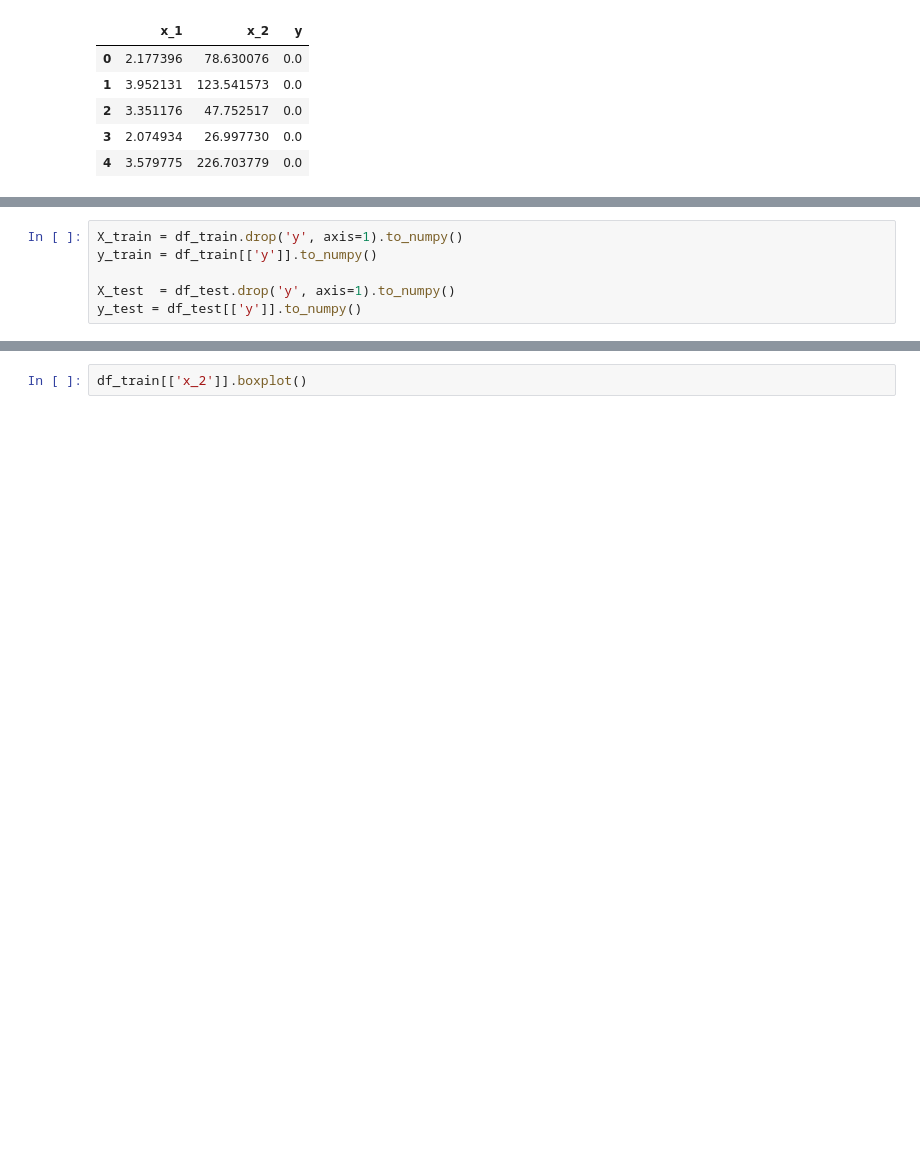
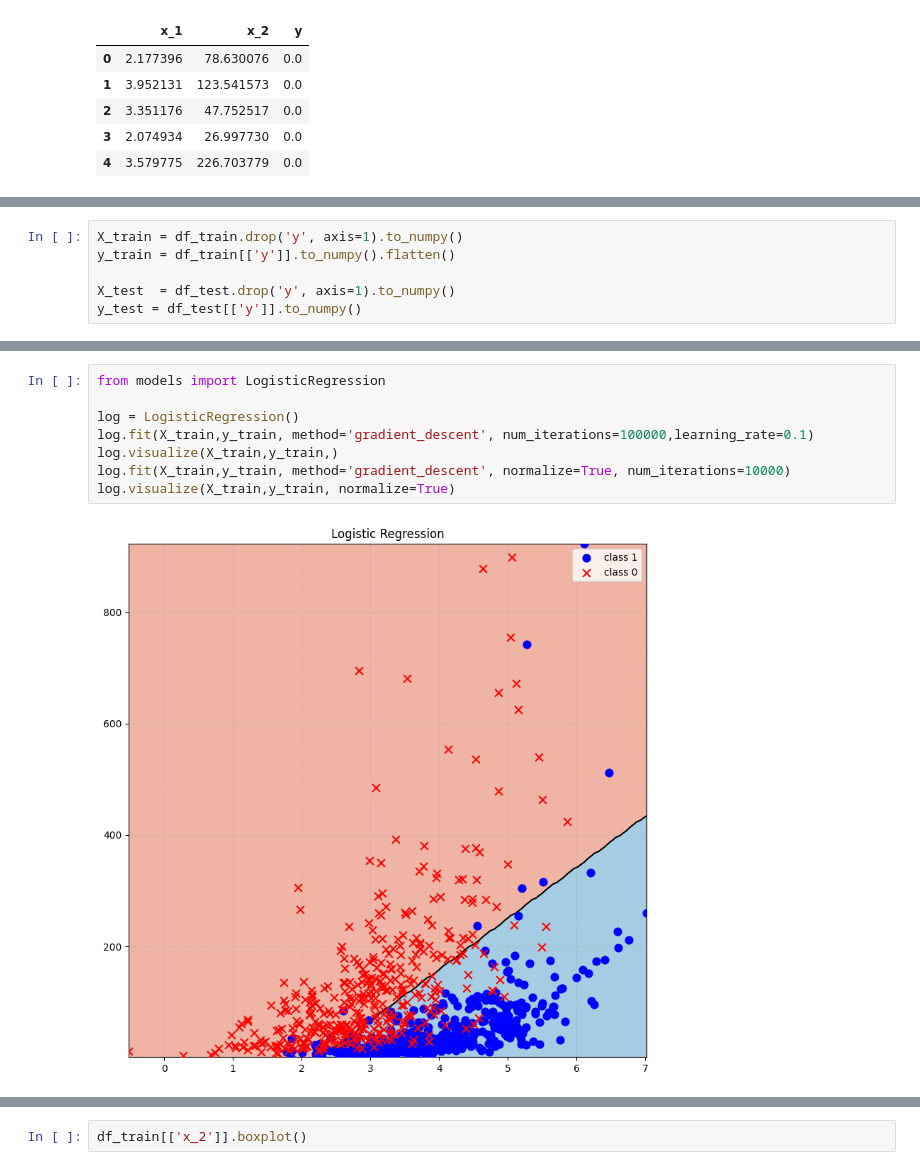
Before and after one commit to mhmd423/ml, a Jupyter notebook: ps1.ipynb, the cells around one changed output, grey strips where cells are left out. Cells and saved outputs as stored; diff of their text form; blank space fills up the shorter version.

Commit message:
expermenting models with the ps1 file

```diff
--- a/ps1.ipynb
+++ b/ps1.ipynb
@@ -107,6 +109,6 @@ class LogisticRegression():
 # %%
 X_train = df_train.drop('y', axis=1).to_numpy()
-y_train = df_train[['y']].to_numpy()
+y_train = df_train[['y']].to_numpy().flatten()
 
 X_test  = df_test.drop('y', axis=1).to_numpy()
 y_test = df_test[['y']].to_numpy()
@@ -142,3 +144,13 @@ def visualize(model, X, y):
     ax.grid(True, linestyle='--', alpha=0.4)
     plt.tight_layout()
     plt.show()
+# %%
+from models import LogisticRegression
+
+log = LogisticRegression()
+log.fit(X_train,y_train, method='gradient_descent', num_iterations=100000,learning_rate=0.1)
+log.visualize(X_train,y_train,)
+log.fit(X_train,y_train, method='gradient_descent', normalize=True, num_iterations=10000)
+log.visualize(X_train,y_train, normalize=True)
+# %% [output]
+[figure, added]
```
Also changed, not shown: parts of 4 cells of this notebook.
